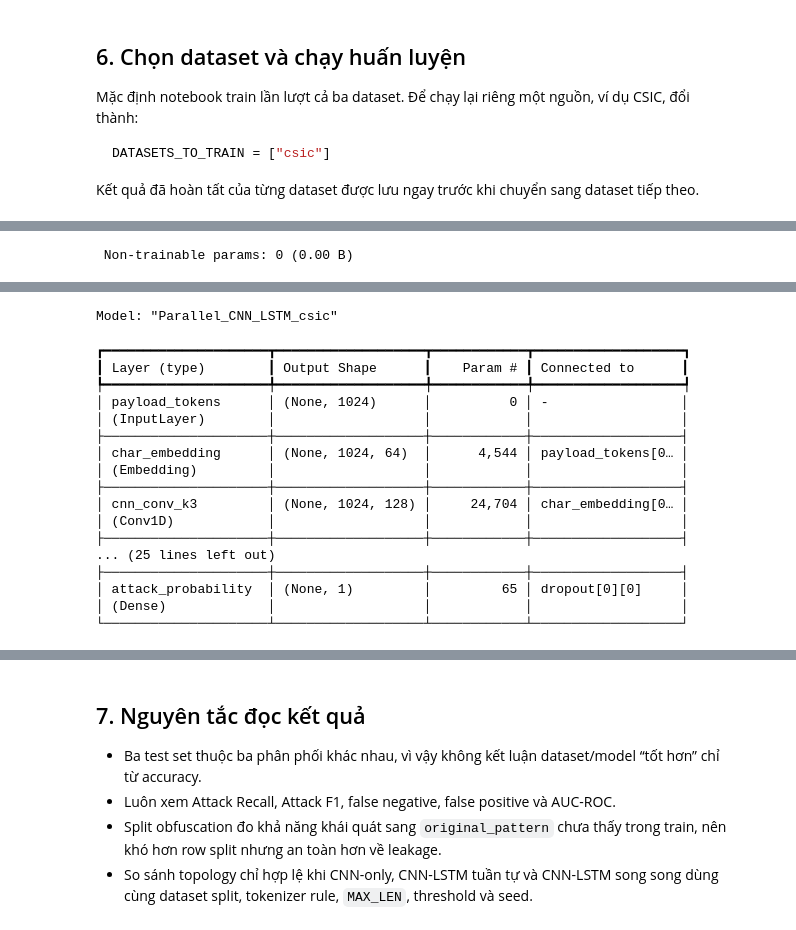
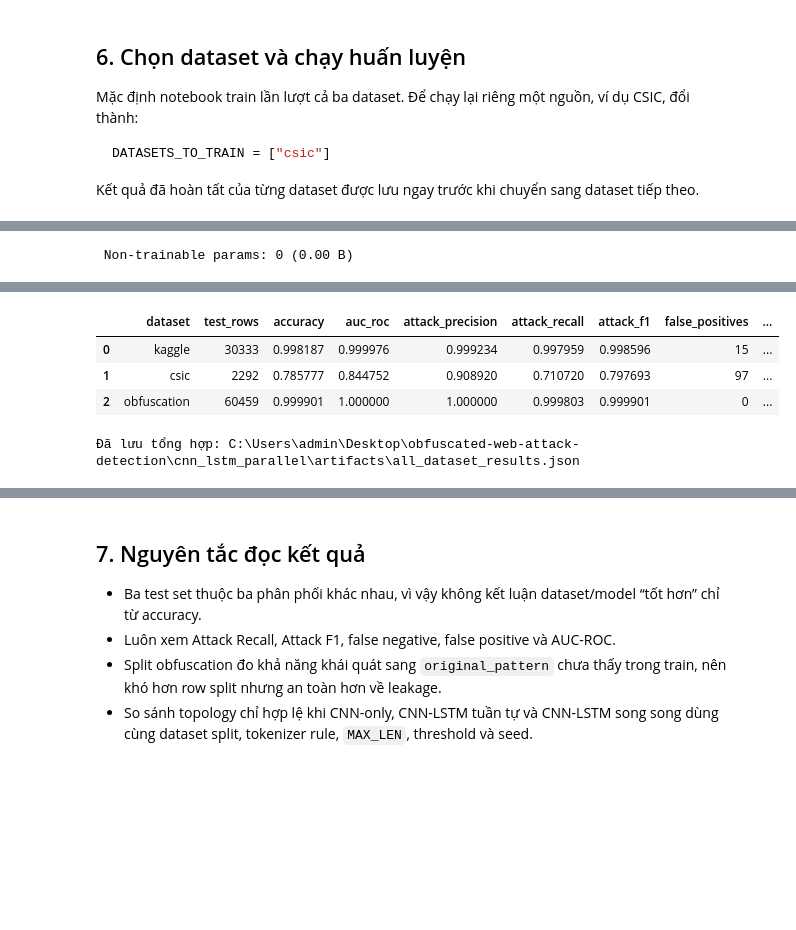
Before and after one commit to Khangdz296/obfuscated-web-attack-detection, a Jupyter notebook: cnn_lstm_parallel/cnn_lstm_parallel_experiment.ipynb, the cells around one changed output, grey strips where cells are left out. Drawn from its saved outputs; the diff is of its cells as text; code cells hidden in the pictures; blank space fills up the shorter version.

Commit message:
retrain cnn+lstm 2 pipeline

```diff
--- a/cnn_lstm_parallel/cnn_lstm_parallel_experiment.ipynb
+++ b/cnn_lstm_parallel/cnn_lstm_parallel_experiment.ipynb
@@ -64,6 +64,7 @@ EPOCHS = 50
 TEST_SIZE = 0.20
 VAL_SIZE_WITHIN_TRAIN_VAL = 0.10  # 10% của 80% còn lại = 8% toàn bộ dữ liệu.
 DECISION_THRESHOLD = 0.50
+EARLY_STOPPING_MIN_DELTA = 1e-4
 
 KAGGLE_PATH = PROJECT_ROOT / "SQLInjection_XSS_MixDataset.1.0.0.csv"
 CSIC_PATH = PROJECT_ROOT / "csic_database.csv"
@@ -352,6 +354,7 @@ def train_one_dataset(dataset_name, splits):
         EarlyStopping(
             monitor="val_loss",
             mode="min",
+            min_delta=EARLY_STOPPING_MIN_DELTA,
             patience=3,
             restore_best_weights=True,
             verbose=1,
@@ -432,6 +435,8 @@ def train_one_dataset(dataset_name, splits):
             "epochs_requested": EPOCHS,
             "epochs_ran": int(len(history.history["loss"])),
             "early_stopping_monitor": "val_loss",
+            "early_stopping_mode": "min",
+            "early_stopping_min_delta": EARLY_STOPPING_MIN_DELTA,
             "early_stopping_patience": 3,
         },
         "training_seconds": float(training_seconds),
@@ -463,7 +468,9 @@ DATASETS_TO_TRAIN = ["csic"]
 
 Kết quả đã hoàn tất của từng dataset được lưu ngay trước khi chuyển sang dataset tiếp theo.
 # %%
-DATASETS_TO_TRAIN = ["kaggle", "csic", "obfuscation"]
+# Chỉ retrain Obfuscation; Kaggle và CSIC được nạp lại từ artifact đã hoàn thành.
+DATASETS_TO_TRAIN = ["obfuscation"]
+REUSE_COMPLETED_DATASETS = True
 
 unknown_datasets = set(DATASETS_TO_TRAIN) - set(dataset_splits)
 if unknown_datasets:
@@ -472,14 +479,53 @@ if unknown_datasets:
 all_results = {}
 all_results_path = ARTIFACT_ROOT / "all_dataset_results.json"
 
+if REUSE_COMPLETED_DATASETS:
+    for dataset_name in dataset_splits:
+        if dataset_name in DATASETS_TO_TRAIN:
+            continue
+
+        result_path = ARTIFACT_ROOT / dataset_name / "metadata_and_results.json"
+        if not result_path.exists():
+            print(f"Cảnh báo: chưa có artifact để tái sử dụng cho {dataset_name.upper()}: {result_path}")
+            continue
+
+        with result_path.open("r", encoding="utf-8") as file:
+            existing_result = json.load(file)
+
+        if existing_result.get("dataset") != dataset_name:
+            raise ValueError(
+                f"Artifact không khớp dataset tại {result_path}: "
+                f"metadata={existing_result.get('dataset')!r}"
+            )
+
+        existing_min_delta = existing_result.get("model", {}).get(
+            "early_stopping_min_delta"
+        )
+        if existing_min_delta != EARLY_STOPPING_MIN_DELTA:
+            raise ValueError(
+                f"Artifact {dataset_name.upper()} dùng min_delta={existing_min_delta!r}, "
+                f"không khớp cấu hình hiện tại {EARLY_STOPPING_MIN_DELTA}. "
+                "Hãy retrain dataset này trước khi tái sử dụng."
+            )
+
+        all_results[dataset_name] = existing_result
+        print(f"Tái sử dụng artifact đã hoàn thành: {dataset_name.upper()}")
+
 for dataset_name in DATASETS_TO_TRAIN:
-    all_results[dataset_name] = train_one_dataset(dataset_name, dataset_splits[dataset_name])
+    # train_one_dataset luôn dựng model mới; checkpoint Obfuscation cũ không được resume.
+    all_results[dataset_name] = train_one_dataset(
+        dataset_name,
+        dataset_splits[dataset_name],
+    )
     ARTIFACT_ROOT.mkdir(parents=True, exist_ok=True)
     with all_results_path.open("w", encoding="utf-8") as file:
         json.dump(all_results, file, ensure_ascii=False, indent=2)
 
 comparison_rows = []
-for dataset_name, result in all_results.items():
+for dataset_name in dataset_splits:
+    if dataset_name not in all_results:
+        continue
+    result = all_results[dataset_name]
     test = result["evaluation"]["test"]
     attack = test["classification_report"]["Attack (1)"]
     comparison_rows.append({
@@ -496,7 +542,11 @@ for dataset_name, result in all_results.items():
     })
 
 comparison = pd.DataFrame(comparison_rows)
-comparison.to_csv(ARTIFACT_ROOT / "dataset_comparison.csv", index=False, encoding="utf-8")
+comparison.to_csv(
+    ARTIFACT_ROOT / "dataset_comparison.csv",
+    index=False,
+    encoding="utf-8",
+)
 display(comparison)
 print("Đã lưu tổng hợp:", all_results_path)
 # %% [output]
@@ -544,18 +598,5 @@ TRAIN DATASET: CSIC
+|  | dataset | test_rows | accuracy | auc_roc | attack_precision | attack_recall | attack_f1 | false_positives | ... |
+| 0 | kaggle | 30333 | 0.998187 | 0.999976 | 0.999234 | 0.997959 | 0.998596 | 15 | ... |
+| 1 | csic | 2292 | 0.785777 | 0.844752 | 0.908920 | 0.710720 | 0.797693 | 97 | ... |
+| 2 | obfuscation | 60459 | 0.999901 | 1.000000 | 1.000000 | 0.999803 | 0.999901 | 0 | ... |
-Model: "Parallel_CNN_LSTM_csic"
+Đã lưu tổng hợp: C:\Users\admin\Desktop\obfuscated-web-attack-detection\cnn_lstm_parallel\artifacts\all_dataset_results.json
-┏━━━━━━━━━━━━━━━━━━━━━┳━━━━━━━━━━━━━━━━━━━┳━━━━━━━━━━━━┳━━━━━━━━━━━━━━━━━━━┓
-┃ Layer (type)        ┃ Output Shape      ┃    Param # ┃ Connected to      ┃
-┡━━━━━━━━━━━━━━━━━━━━━╇━━━━━━━━━━━━━━━━━━━╇━━━━━━━━━━━━╇━━━━━━━━━━━━━━━━━━━┩
-│ payload_tokens      │ (None, 1024)      │          0 │ -                 │
-│ (InputLayer)        │                   │            │                   │
-├─────────────────────┼───────────────────┼────────────┼───────────────────┤
-│ char_embedding      │ (None, 1024, 64)  │      4,544 │ payload_tokens[0… │
-│ (Embedding)         │                   │            │                   │
-├─────────────────────┼───────────────────┼────────────┼───────────────────┤
-│ cnn_conv_k3         │ (None, 1024, 128) │     24,704 │ char_embedding[0… │
-│ (Conv1D)            │                   │            │                   │
-├─────────────────────┼───────────────────┼────────────┼───────────────────┤
-... (25 lines left out)
-├─────────────────────┼───────────────────┼────────────┼───────────────────┤
-│ attack_probability  │ (None, 1)         │         65 │ dropout[0][0]     │
-│ (Dense)             │                   │            │                   │
-└─────────────────────┴───────────────────┴────────────┴───────────────────┘
```
Also changed, not shown: parts of 6 cells of this notebook, 2 other files.
